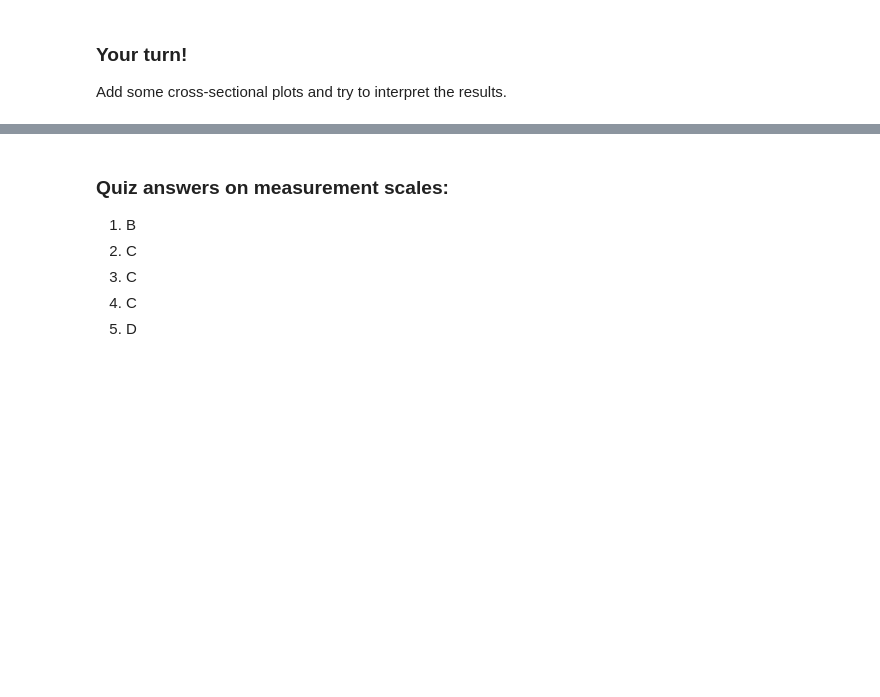
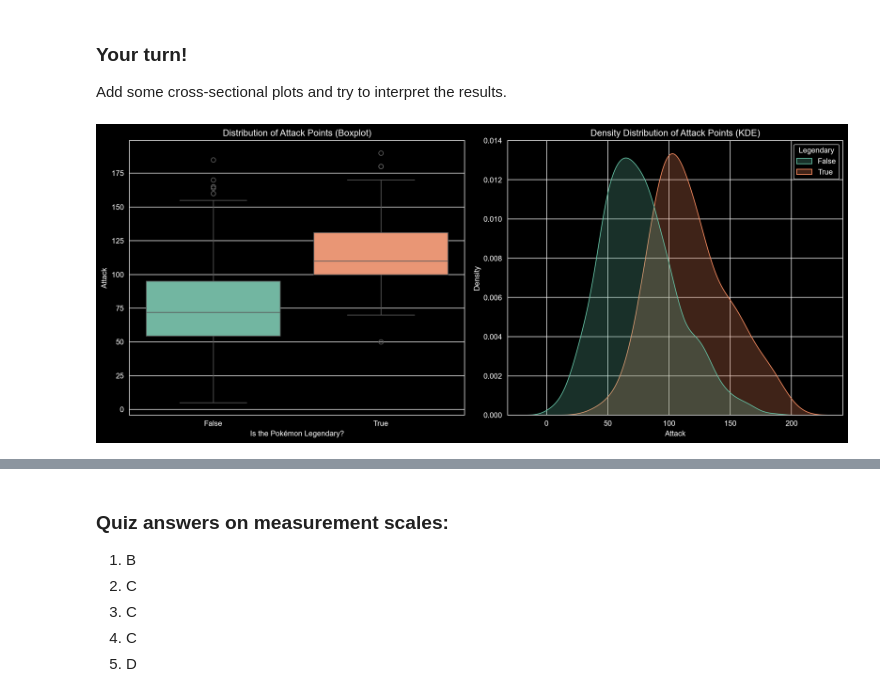
Before and after one commit to dulska-ola/Descriptive_stats_lab3, a Jupyter notebook: Exercise8.ipynb, the cells around one changed output, grey strips where cells are left out. Drawn from its saved outputs; the diff is of its cells as text; code cells hidden in the pictures; blank space fills up the shorter version.

```diff
--- a/Exercise8.ipynb
+++ b/Exercise8.ipynb
@@ -886,4 +961,38 @@ print(tabulate(grouped_summary, headers='keys', tablefmt='github'))  #summary in
 
 Add some cross-sectional plots and try to interpret the results.
 # %%
-# your plots and comments here
+import matplotlib.pyplot as plt
+import seaborn as sns
+
+fig, axes = plt.subplots(1, 2, figsize=(14, 6))
+
+sns.boxplot(
+    ax=axes[0],
+    x='Legendary',
+    y='Attack',
+    data=df_pokemon,
+    palette='Set2',
+    hue='Legendary',
+    legend=False
+)
+axes[0].set_title('Distribution of Attack Points (Boxplot)')
+axes[0].set_xlabel('Is the Pokémon Legendary?')
+axes[0].set_ylabel('Attack')
+
+sns.kdeplot(
+    ax=axes[1],
+    data=df_pokemon,
+    x='Attack',
+    hue='Legendary',
+    fill=True,
+    common_norm=False,
+    palette='Set2'
+)
+axes[1].set_title('Density Distribution of Attack Points (KDE)')
+axes[1].set_xlabel('Attack')
+axes[1].set_ylabel('Density')
+
+plt.tight_layout()
+plt.show()
+# %% [output]
+[figure, added]
```
Also changed, not shown: parts of 5 cells of this notebook, 1 other file.
